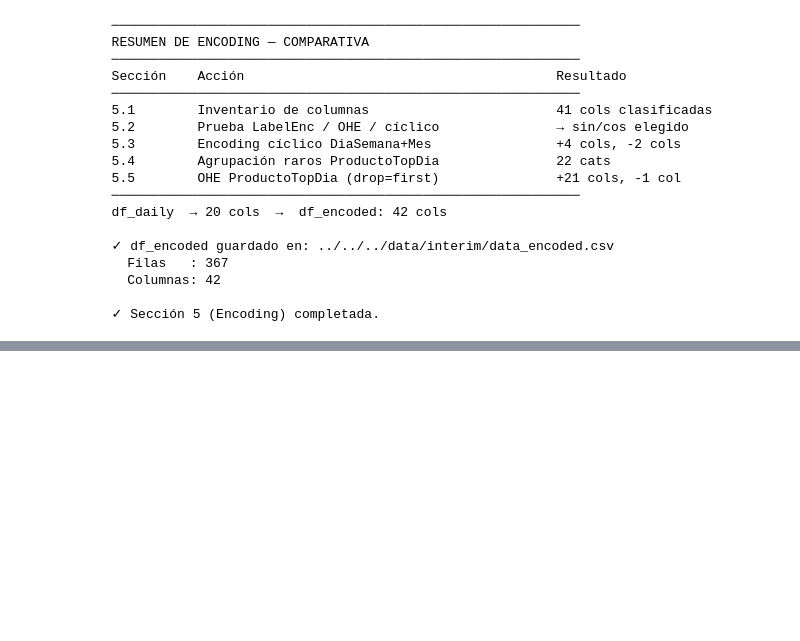
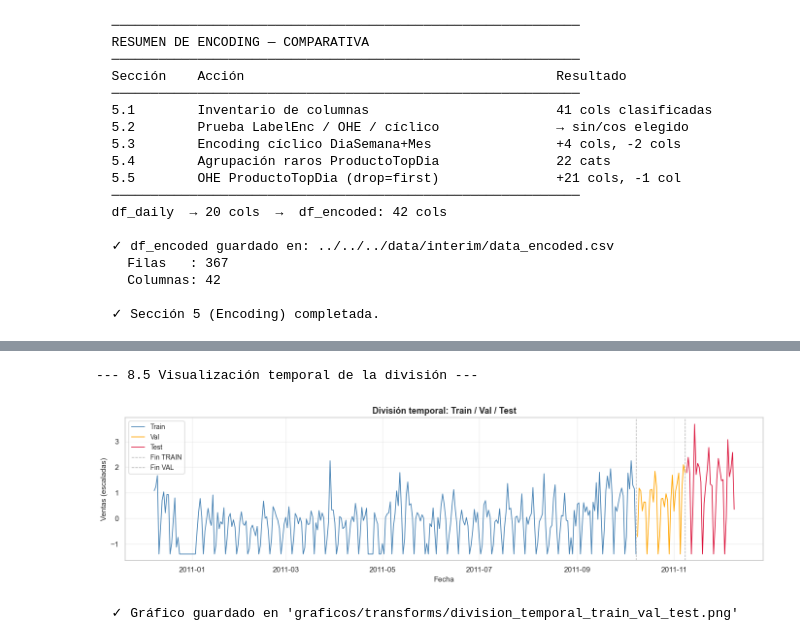
Before and after one commit to ravel01106/proyecto-master-ia-big-data, a Jupyter notebook: notebooks/regression_proyect/preprocesing/preprocesing_data.ipynb, the cells around one changed output, grey strips where cells are left out. Saved outputs shown, nothing was run; the diff lists cells and outputs as text; code cells hidden in the pictures; blank space fills up the shorter version.

```diff
--- a/notebooks/regression_proyect/preprocesing/preprocesing_data.ipynb
+++ b/notebooks/regression_proyect/preprocesing/preprocesing_data.ipynb
@@ -1601,0 +1743,14 @@ print(f"\n  ✓ Sección 5 (Encoding) completada.")
+# %%
+print("\n--- 6.4 Aplicación del StandardScaler ---\n")
+
+# Columnas a escalar: las definidas en 6.1 + la variable objetivo 'Ventas'
+cols_a_escalar = cols_escalar + [col_objetivo]
+
+# Crear copia del dataset encoded para no modificar df_encoded
+df_normalized = df_encoded.copy()
+
+# Ajustar y transformar — se usa TODO df_encoded aquí (paso de normalización)
+# NOTA: en la sección de modelado, el scaler se re-ajustará solo sobre
+# el conjunto de entrenamiento para evitar data leakage en la predicción final.
+scaler_final = StandardScaler()
+df_normalized[cols_a_escalar] = scaler_final.fit_transform(df_encoded[cols_a_escalar])
@@ -1601,0 +2260,27 @@ print(f"\n  ✓ Sección 5 (Encoding) completada.")
+# %%
+print("\n--- 8.5 Visualización temporal de la división ---\n")
+
+fig, ax = plt.subplots(figsize=(14, 4))
+
+ax.plot(df_train['Fecha'], df_train['Ventas'], label='Train', color='steelblue', linewidth=1.2)
+ax.plot(df_val['Fecha'],   df_val['Ventas'],   label='Val',   color='orange',    linewidth=1.2)
+ax.plot(df_test['Fecha'],  df_test['Ventas'],  label='Test',  color='crimson',   linewidth=1.2)
+
+ax.axvline(FECHA_FIN_TRAIN, color='gray', linestyle='--', linewidth=1, alpha=0.6, label='Fin TRAIN')
+ax.axvline(FECHA_FIN_VAL,   color='gray', linestyle='--', linewidth=1, alpha=0.6, label='Fin VAL')
+
+ax.set_xlabel('Fecha', fontsize=11)
+ax.set_ylabel('Ventas (escaladas)', fontsize=11)
+ax.set_title('División temporal: Train / Val / Test', fontsize=13, fontweight='bold')
+ax.legend(loc='upper left', fontsize=10)
+ax.grid(True, alpha=0.3)
+
+plt.tight_layout()
+plt.savefig(f'{RUTA_GRAFICOS}transforms/division_temporal_train_val_test.png', dpi=100)
+plt.show()
+
+print("  ✓ Gráfico guardado en 'graficos/transforms/division_temporal_train_val_test.png'")
+# %% [output]
+--- 8.5 Visualización temporal de la división ---
+[figure, added]
+  ✓ Gráfico guardado en 'graficos/transforms/division_temporal_train_val_test.png'
```
Also changed, not shown: parts of 26 cells of this notebook, 7 other files.
